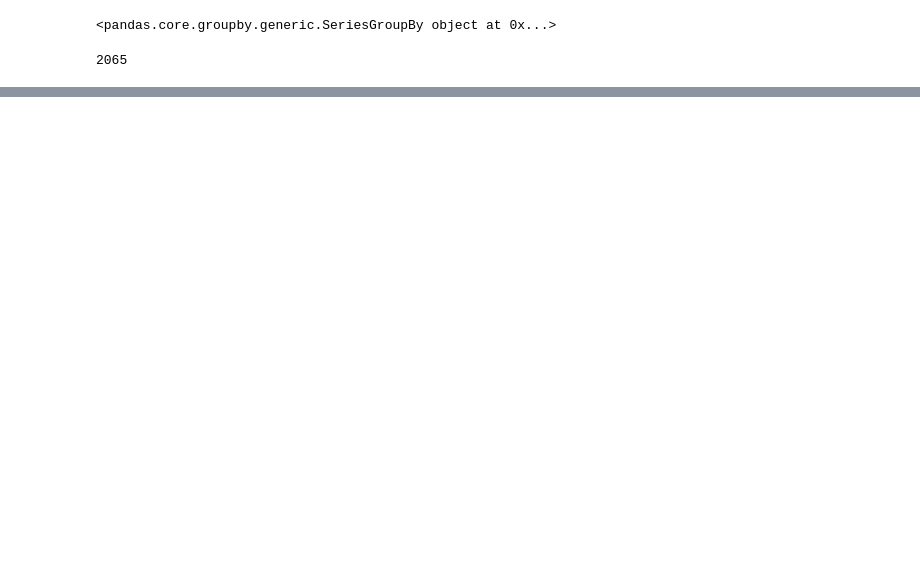
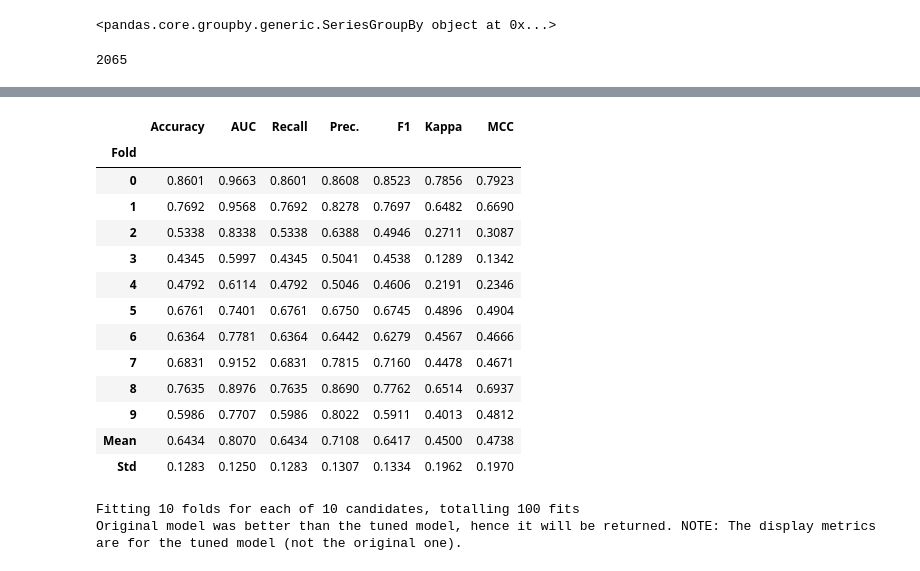
Before and after one commit to Spuced/Final_Year_Project_Github_Clone, a Jupyter notebook: graph_database/machine_learning_dropping_outliers.ipynb, the cells around one changed output, grey strips where cells are left out. Cells and saved outputs as stored; diff of their text form; code cells hidden in the pictures; blank space fills up the shorter version.

```diff
--- a/graph_database/machine_learning_dropping_outliers.ipynb
+++ b/graph_database/machine_learning_dropping_outliers.ipynb
@@ -177,0 +217,3 @@ ExtraTreesClassifier(bootstrap=False, ccp_alpha=0.0, class_weight=None,
+# %%
+tuned_model = tune_model(model)
+# %% [output]
@@ -177,0 +221,16 @@ ExtraTreesClassifier(bootstrap=False, ccp_alpha=0.0, class_weight=None,
+|  | Accuracy | AUC | Recall | Prec. | F1 | Kappa | MCC |
+| Fold |  |  |  |  |  |  |  |
+| 0 | 0.8601 | 0.9663 | 0.8601 | 0.8608 | 0.8523 | 0.7856 | 0.7923 |
+| 1 | 0.7692 | 0.9568 | 0.7692 | 0.8278 | 0.7697 | 0.6482 | 0.6690 |
+| 2 | 0.5338 | 0.8338 | 0.5338 | 0.6388 | 0.4946 | 0.2711 | 0.3087 |
+| 3 | 0.4345 | 0.5997 | 0.4345 | 0.5041 | 0.4538 | 0.1289 | 0.1342 |
+| 4 | 0.4792 | 0.6114 | 0.4792 | 0.5046 | 0.4606 | 0.2191 | 0.2346 |
+| 5 | 0.6761 | 0.7401 | 0.6761 | 0.6750 | 0.6745 | 0.4896 | 0.4904 |
+| 6 | 0.6364 | 0.7781 | 0.6364 | 0.6442 | 0.6279 | 0.4567 | 0.4666 |
+| 7 | 0.6831 | 0.9152 | 0.6831 | 0.7815 | 0.7160 | 0.4478 | 0.4671 |
+| 8 | 0.7635 | 0.8976 | 0.7635 | 0.8690 | 0.7762 | 0.6514 | 0.6937 |
+| 9 | 0.5986 | 0.7707 | 0.5986 | 0.8022 | 0.5911 | 0.4013 | 0.4812 |
+| Mean | 0.6434 | 0.8070 | 0.6434 | 0.7108 | 0.6417 | 0.4500 | 0.4738 |
+| Std | 0.1283 | 0.1250 | 0.1283 | 0.1307 | 0.1334 | 0.1962 | 0.1970 |
+Fitting 10 folds for each of 10 candidates, totalling 100 fits
+Original model was better than the tuned model, hence it will be returned. NOTE: The display metrics are for the tuned model (not the original one).
```
Also changed, not shown: parts of 9 cells of this notebook, 2 other files.
